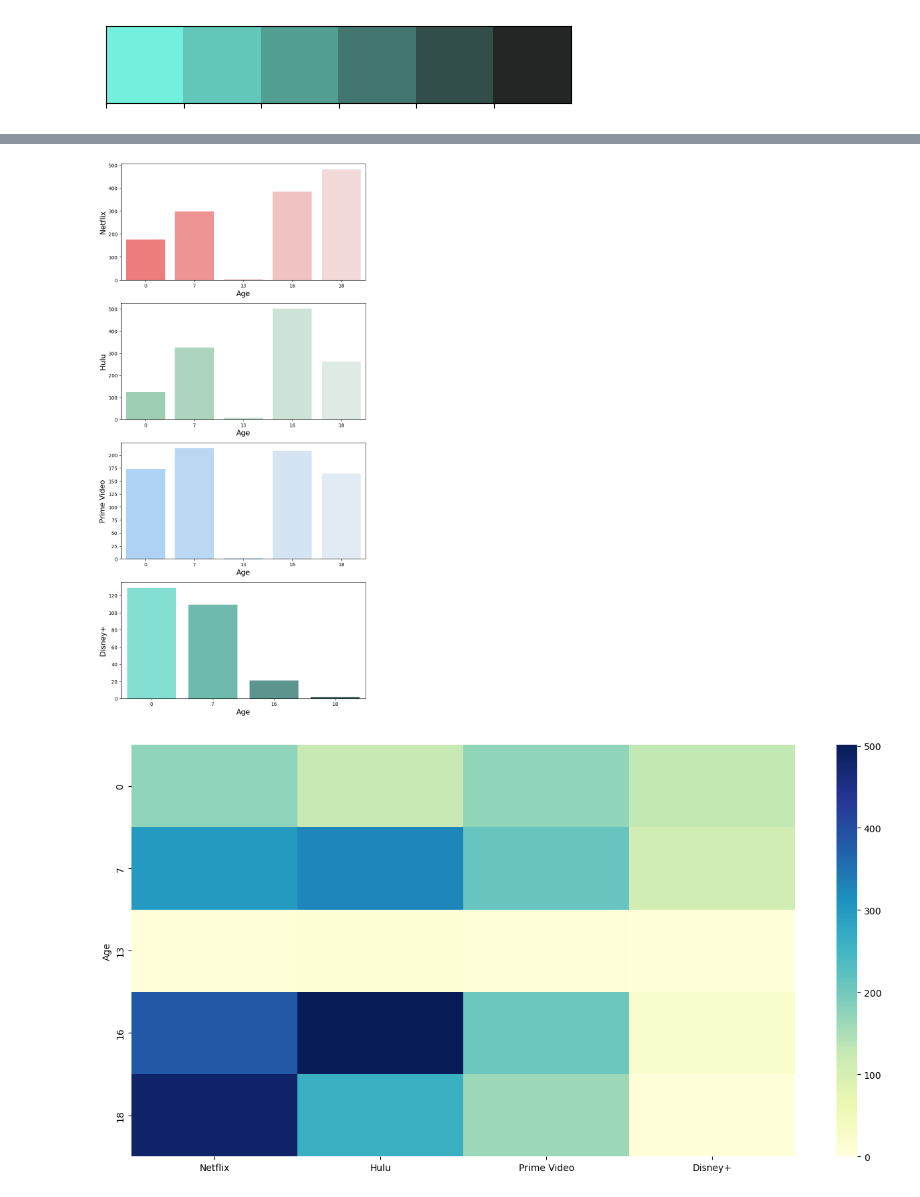
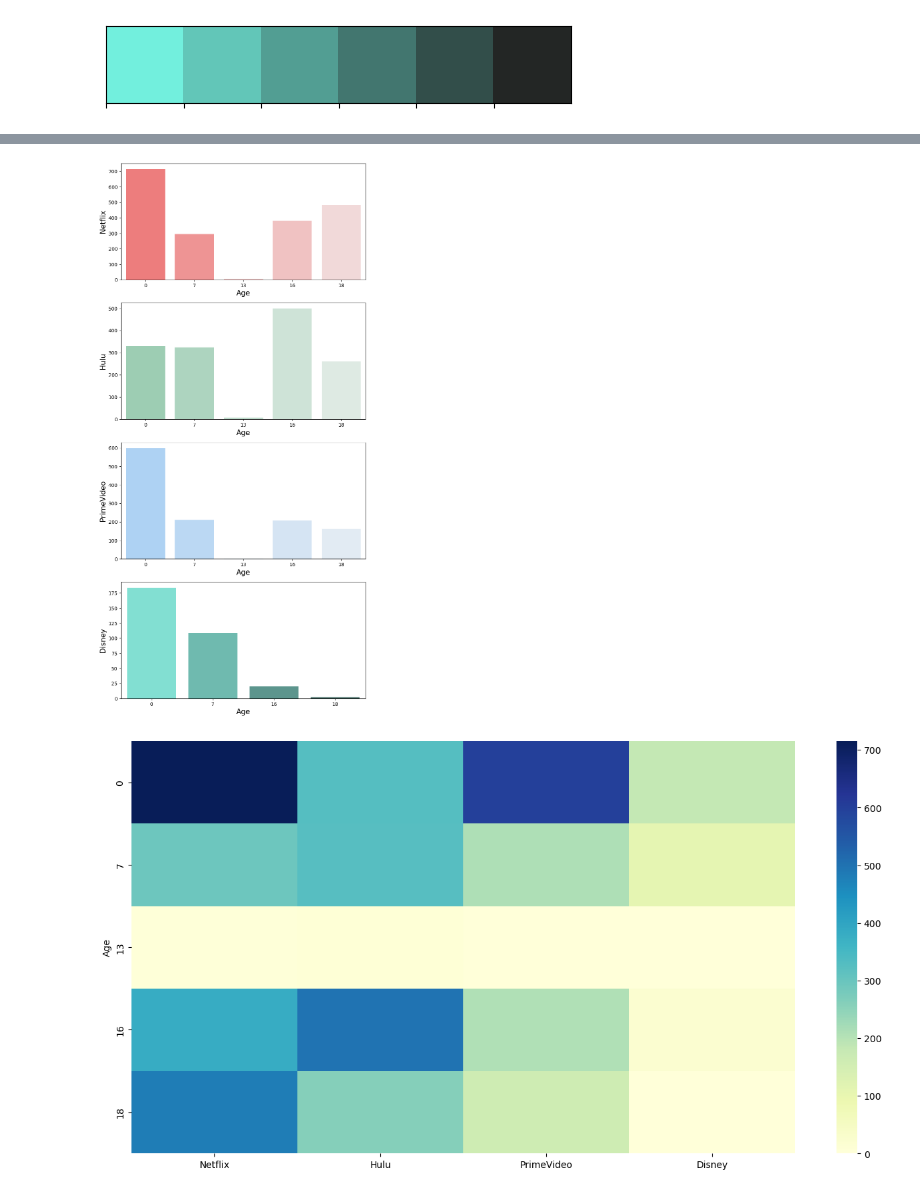
Before and after one commit to RoFigueroa18/Project-3, a Jupyter notebook: DashBoards TV Shows.ipynb, the cells around one changed output, grey strips where cells are left out. Saved outputs shown, nothing was run; the diff lists cells and outputs as text; code cells hidden in the pictures.

```diff
--- a/DashBoards TV Shows.ipynb
+++ b/DashBoards TV Shows.ipynb
@@ -54,6 +54,6 @@ sns.palplot(sns.color_palette(disney_p),size=1)
 # %%
 df_tv = pd.read_csv('tv_shows.csv')
 # %%
-df_tv = df_tv.drop(['Unnamed: 0'], axis = 1)
+df_tv = df_tv.dropna()
 df_tv.head(5)
 # %% [output]
@@ -161,4 +161,4 @@ fig.update_layout(height=800)
 fig.show()
 # %%
 df_tv['IMDb'] = df_tv['IMDb'].str.split('/').str[0]
-df_tv['Rotten Tomatoes'] = df_tv['Rotten Tomatoes'].str.split('/').str[0]
+df_tv['rottentomatoes'] = df_tv['rottentomatoes'].str.split('/').str[0]
@@ -206,17 +218,17 @@ plt.figure(figsize = (20, 20))
 
 barplot(421,df_t,'Netflix',netflix_p)
 barplot(423,df_t,'Hulu',hulu_p)
-barplot(425,df_t,'Prime Video',prime_p)
-barplot(427,df_t,'Disney+',disney_p)
+barplot(425,df_t,'PrimeVideo',prime_p)
+barplot(427,df_t,'Disney',disney_p)
 # %% [output]
-[figure, old version]
+[figure, new version]
 # %%
 plt.figure(figsize = (16, 8))
-tv_age = df_t.groupby('Age')[['Netflix','Hulu','Prime Video','Disney+']].sum()
+tv_age = df_t.groupby('Age')[['Netflix','Hulu','PrimeVideo','Disney']].sum()
 sns.heatmap(tv_age,cmap="YlGnBu")
 plt.show()
 # %% [output]
-[figure, old version]
+[figure, new version]
 # %%
 r = df_tv.sort_values(by='IMDb', ascending=False)
 r = r[0:20]
```
Also changed, not shown: parts of 7 cells of this notebook, 1 other file.
